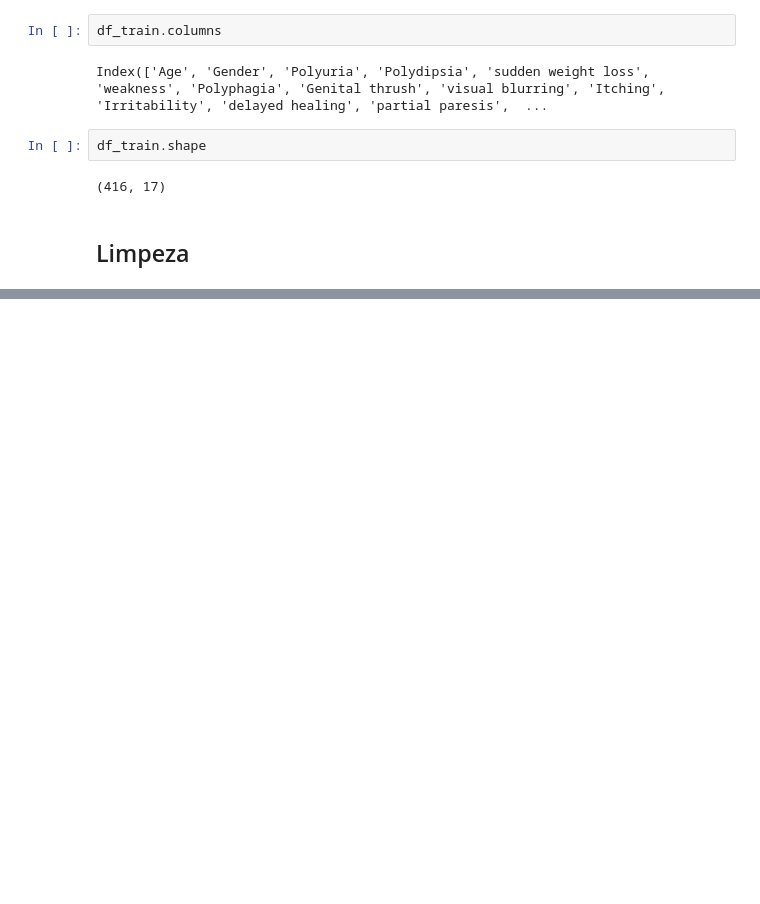
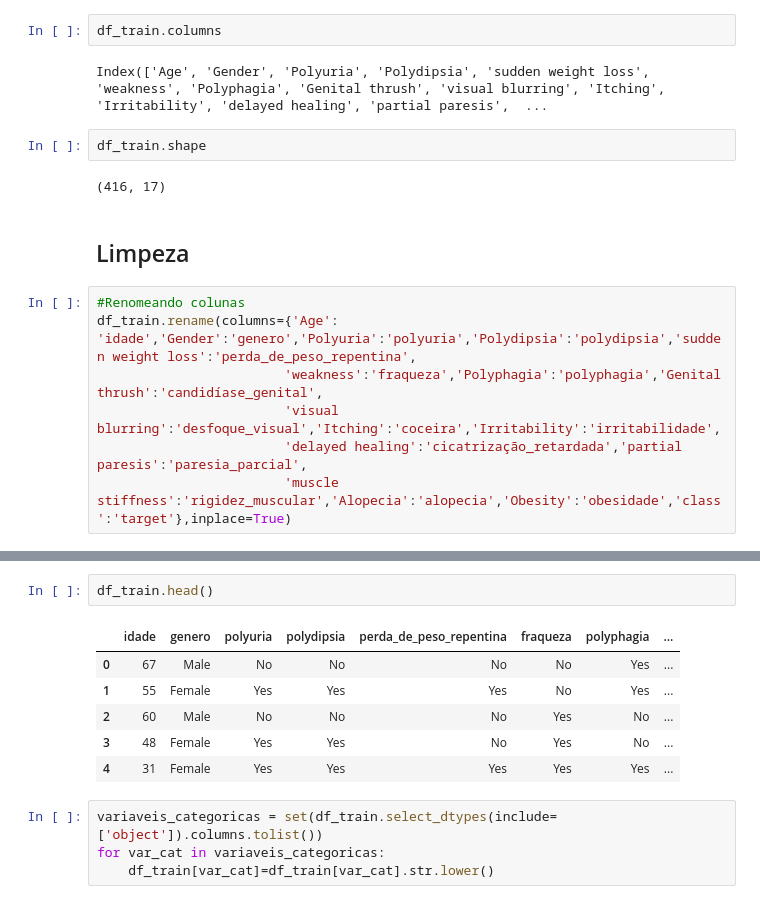
Before and after one commit to grazimelo/case-sbf, a Jupyter notebook: notebooks/1_data_cleaning .ipynb, the cells around one changed output, grey strips where cells are left out. Drawn from its saved outputs; the diff is of its cells as text; blank space fills up the shorter version.

```diff
--- a/notebooks/1_data_cleaning .ipynb
+++ b/notebooks/1_data_cleaning .ipynb
@@ -70,3 +64,10 @@ df_train.shape
 (416, 17)
 # %% [markdown]
 ## Limpeza
+# %%
+#Renomeando colunas
+df_train.rename(columns={'Age': 'idade','Gender':'genero','Polyuria':'polyuria','Polydipsia':'polydipsia','sudden weight loss':'perda_de_peso_repentina',
+                        'weakness':'fraqueza','Polyphagia':'polyphagia','Genital thrush':'candidíase_genital',
+                        'visual blurring':'desfoque_visual','Itching':'coceira','Irritability':'irritabilidade',
+                        'delayed healing':'cicatrização_retardada','partial paresis':'paresia_parcial',
+                        'muscle stiffness':'rigidez_muscular','Alopecia':'alopecia','Obesity':'obesidade','class':'target'},inplace=True)
@@ -72,0 +84,13 @@ df_train.shape
+# %%
+df_train.head()
+# %% [output]
+|  | idade | genero | polyuria | polydipsia | perda_de_peso_repentina | fraqueza | polyphagia | ... |
+| 0 | 67 | Male | No | No | No | No | Yes | ... |
+| 1 | 55 | Female | Yes | Yes | Yes | No | Yes | ... |
+| 2 | 60 | Male | No | No | No | Yes | No | ... |
+| 3 | 48 | Female | Yes | Yes | No | Yes | No | ... |
+| 4 | 31 | Female | Yes | Yes | Yes | Yes | Yes | ... |
+# %%
+variaveis_categoricas = set(df_train.select_dtypes(include=['object']).columns.tolist())
+for var_cat in variaveis_categoricas:
+    df_train[var_cat]=df_train[var_cat].str.lower()
```
Also changed, not shown: parts of 20 cells of this notebook, 4 other files.
